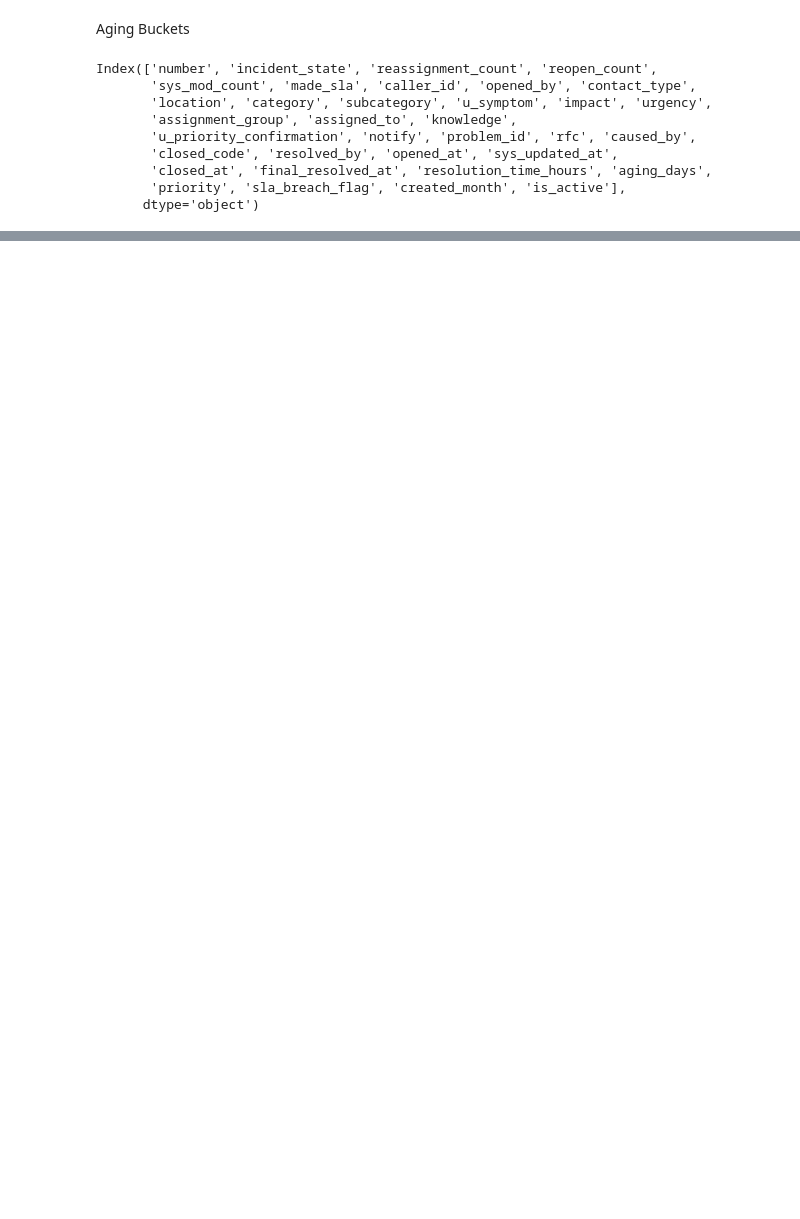
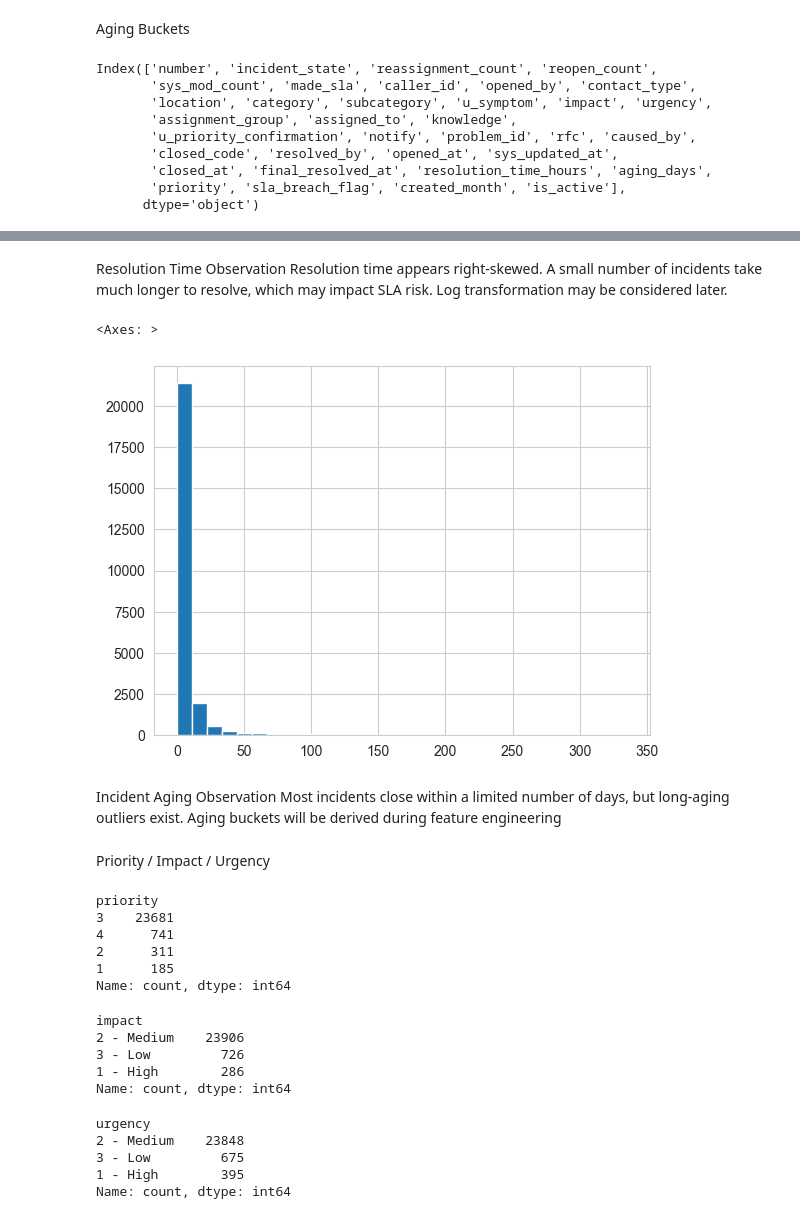
Before and after one commit to srsingh0812/itsm-incident-analytics, a Jupyter notebook: phase_4_ml/notebooks/01_data_understanding.ipynb, the cells around one changed output, grey strips where cells are left out. Cells and saved outputs as stored; diff of their text form; code cells hidden in the pictures; blank space fills up the shorter version.

```diff
--- a/phase_4_ml/notebooks/01_data_understanding.ipynb
+++ b/phase_4_ml/notebooks/01_data_understanding.ipynb
@@ -75,0 +88,42 @@ Index(['number', 'incident_state', 'reassignment_count', 'reopen_count',
+# %% [markdown]
+Resolution Time Observation
+Resolution time appears right-skewed.
+A small number of incidents take much longer to resolve, which may impact SLA risk.
+Log transformation may be considered later.
+# %%
+df['aging_days'].describe()
+df['aging_days'].hist(bins=30)
+# %% [output]
+<Axes: >
+[figure, added]
+# %% [markdown]
+Incident Aging Observation
+Most incidents close within a limited number of days, but long-aging outliers exist.
+Aging buckets will be derived during feature engineering
+# %% [markdown]
+Priority / Impact / Urgency
+# %%
+df['priority'].value_counts()
+# %% [output]
+priority
+3    23681
+4      741
+2      311
+1      185
+Name: count, dtype: int64
+# %%
+df['impact'].value_counts()
+# %% [output]
+impact
+2 - Medium    23906
+3 - Low         726
+1 - High        286
+Name: count, dtype: int64
+# %%
+df['urgency'].value_counts()
+# %% [output]
+urgency
+2 - Medium    23848
+3 - Low         675
+1 - High        395
+Name: count, dtype: int64
```
Also changed, not shown: parts of 19 cells of this notebook.
